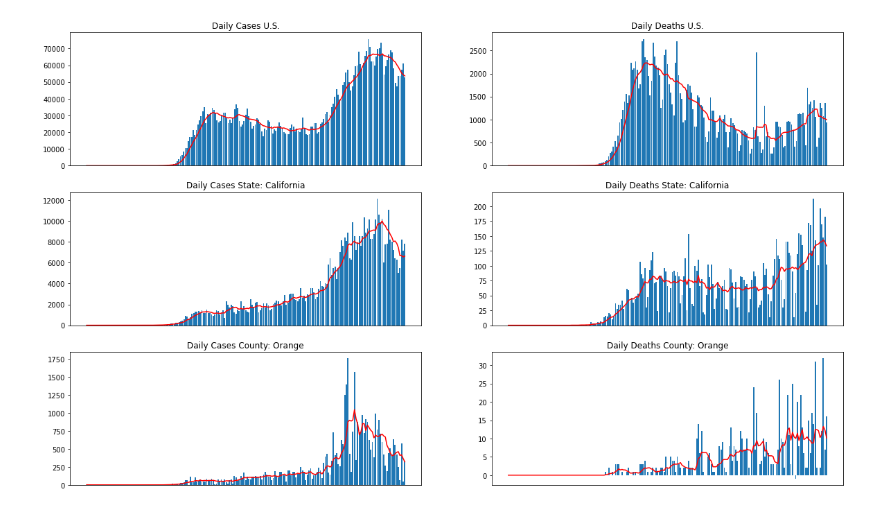
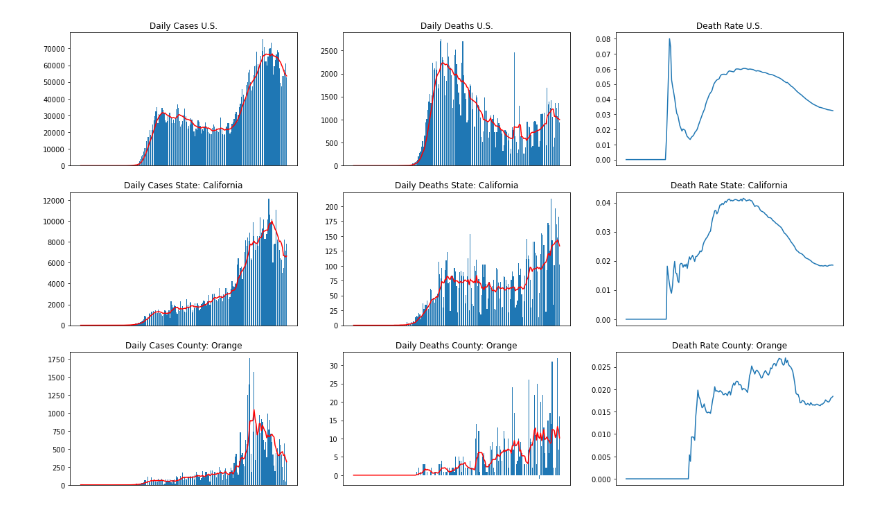
Before and after one commit to jawang35/covid-19, a Jupyter notebook: visualizations.ipynb, the cells around one changed output. Saved outputs shown, nothing was run; the diff lists cells and outputs as text; code cells hidden in the pictures.

Commit message:
Add death rate

```diff
--- a/visualizations.ipynb
+++ b/visualizations.ipynb
@@ -8,11 +8,14 @@ COUNTY = 'Orange'
 
 DATA_DIR = 'nyt-data'
 
+
 def calculate_daily_stats(df):
     df = df.set_index('date')
+    df['death rate'] = df['deaths'] / df['cases']
     df['cases'] = df['cases'].diff().fillna(df['cases'])
     df['deaths'] = df['deaths'].diff().fillna(df['deaths'])
     return df
+
 
 country_df = pd.concat(
     [
@@ -63,29 +66,27 @@ date
-# %%
-SIZE = (20, 12)
-
-fig, axs = plt.subplots(3, 2, figsize=SIZE)
-
-axs[0][0].bar(country_df.index, country_df['cases'])
-axs[0][0].plot(country_df.index, country_df['cases'].rolling(7, 1).mean(), color='red')
-axs[0][0].set(xticks=[], title='Daily Cases U.S.')
-axs[0][1].bar(country_df.index, country_df['deaths'])
-axs[0][1].plot(country_df.index, country_df['deaths'].rolling(7, 1).mean(), color='red')
-axs[0][1].set(xticks=[], title='Daily Deaths U.S.')
-
-axs[1][0].bar(state_df.index, state_df['cases'])
-axs[1][0].plot(state_df.index, state_df['cases'].rolling(7, 1).mean(), color='red')
-axs[1][0].set(xticks=[], title=f'Daily Cases State: {STATE}')
-axs[1][1].bar(state_df.index, state_df['deaths'])
-axs[1][1].plot(state_df.index, state_df['deaths'].rolling(7, 1).mean(), color='red')
-axs[1][1].set(xticks=[], title=f'Daily Deaths State: {STATE}')
-
-axs[2][0].bar(county_df.index, county_df['cases'])
-axs[2][0].plot(county_df.index, county_df['cases'].rolling(7, 1).mean(), color='red')
-axs[2][0].set(xticks=[], title=f'Daily Cases County: {COUNTY}')
-axs[2][1].bar(county_df.index, county_df['deaths'])
-axs[2][1].plot(county_df.index, county_df['deaths'].rolling(7, 1).mean(), color='red')
-axs[2][1].set(xticks=[], title=f'Daily Deaths County: {COUNTY}')
-
-plt.show()
-# %% [output]
-[figure, removed]
+# %%
+SIZE = (20, 12)
+
+
+fig, axs = plt.subplots(3, 3, figsize=SIZE)
+
+
+def draw_graphs(ax_row, df, region_label):
+    ax_row[0].set(xticks=[], title=f'Daily Cases {region_label}')
+    ax_row[0].bar(df.index, df['cases'])
+    ax_row[0].plot(df.index, df['cases'].rolling(7, 1).mean(), color='red')
+
+    ax_row[1].set(xticks=[], title=f'Daily Deaths {region_label}')
+    ax_row[1].bar(df.index, df['deaths'])
+    ax_row[1].plot(df.index, df['deaths'].rolling(7, 1).mean(), color='red')
+
+    ax_row[2].set(xticks=[], title=f'Death Rate {region_label}')
+    ax_row[2].plot(df.index, df['death rate'])
+
+
+draw_graphs(axs[0], country_df, 'U.S.')
+draw_graphs(axs[1], state_df, f'State: {STATE}')
+draw_graphs(axs[2], county_df, f'County: {COUNTY}')
+
+plt.show()
+# %% [output]
+[figure, added]
```
Also changed, not shown: parts of 1 cell of this notebook.
